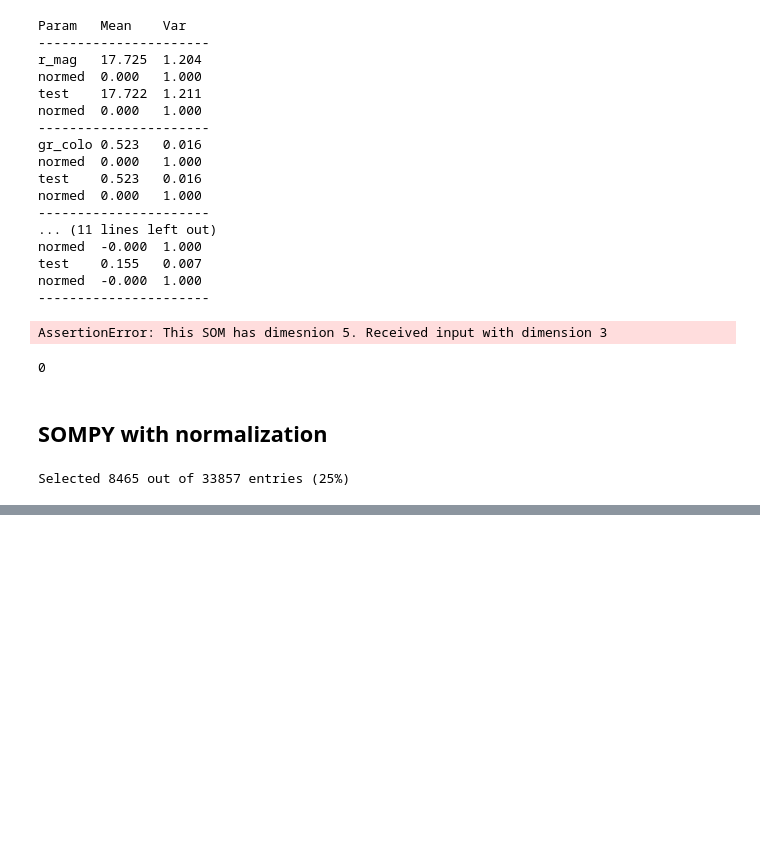
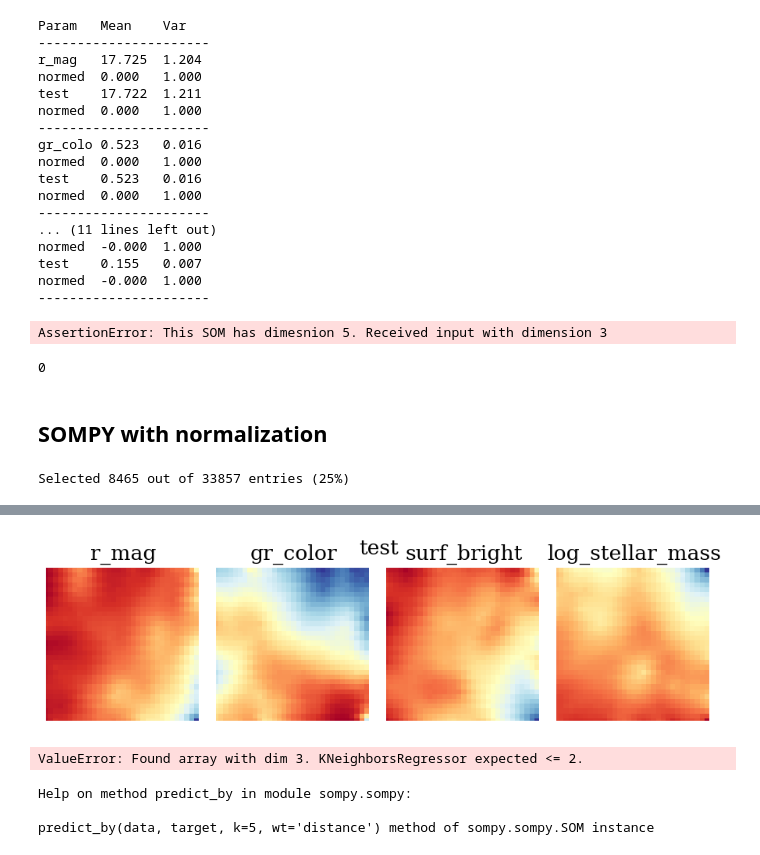
Before and after one commit to lsajkov/strw_mpdg, a Jupyter notebook: som_test.ipynb, the cells around one changed output, grey strips where cells are left out. Cells and saved outputs as stored; diff of their text form; code cells hidden in the pictures; blank space fills up the shorter version.

Commit message:
confused about predict_by

```diff
--- a/som_test.ipynb
+++ b/som_test.ipynb
@@ -292,10 +292,10 @@ else: raise(ValueError('Random array and its complement do not sum to total numb
 # %% [output]
 Selected 8465 out of 33857 entries (25%)
 # %%
-training_data     = GAMA_vect_data[random_idx]['r_mag', 'gr_color', 'surf_bright_r',
+training_data = GAMA_vect_data[random_idx]['r_mag', 'gr_color', 'surf_bright_r',
                                            'log_stellar_mass', 'redshift']
 
-testing_data_data = GAMA_vect_data[random_idx_complement]['r_mag', 'gr_color', 'surf_bright_r',
+testing_data  = GAMA_vect_data[random_idx_complement]['r_mag', 'gr_color', 'surf_bright_r',
                                            'log_stellar_mass', 'redshift']
 # %%
 normalization_params = {}
@@ -331,12 +331,17 @@ for variable in training_data.keys():
     print(f'normed \t{np.mean(testing_data_norm[variable]):.3f}\t{np.var(testing_data_norm[variable]):.3f}')
     print(f'{22 * "-"}')
 
-training_data_norm = list(zip(training_data_norm['r_mag'],
+training_data_norm_logmstar = list(zip(training_data_norm['r_mag'],
                               training_data_norm['gr_color'],
                               training_data_norm['surf_bright_r'],
-                              training_data_norm['log_stellar_mass'],
+                              training_data_norm['log_stellar_mass']))
+training_data_norm_redshift = list(zip(training_data_norm['r_mag'],
+                              training_data_norm['gr_color'],
+                              training_data_norm['surf_bright_r'],
                               training_data_norm['redshift']))
-training_data_norm = np.array(training_data_norm, dtype = None)
+
+training_data_norm_logmstar = np.array(training_data_norm_logmstar, dtype = None)
+training_data_norm_redshift = np.array(training_data_norm_redshift, dtype = None)
 
 testing_data_norm = list(zip(testing_data_norm['r_mag'],
                              testing_data_norm['gr_color'],
@@ -363,10 +368,12 @@ test    0.155   0.007
 normed  -0.000  1.000
 ----------------------
 # %%
-mapsize = [16, 16]
+mapsize = [32, 32]
 
-SOM = sompy.SOMFactory.build(SOMready_training_data,
+SOM = sompy.SOMFactory.build(training_data_norm_logmstar,
                              mapsize = mapsize,
+                             lattice = 'hexa',
+                             normalization = None,
                              component_names = ['r_mag', 'gr_color', 'surf_bright', 'log_stellar_mass'])
 # %%
 SOM.train(n_job = 3, train_len_factor = 30, verbose = 'info')
@@ -372,0 +398,15 @@ SOM.train(n_job = 3, train_len_factor = 30, verbose = 'info')
+# %%
+SOM_plot = sompy.mapview.View2DPacked(4, 4, 'test', text_size = 16)
+SOM_plot.show(SOM)
+# %% [output]
+[figure, added]
+# %%
+predicted__norm_logmstar = SOM.predict_by(testing_data_norm, None)
+# %% [output]
+ValueError: Found array with dim 3. KNeighborsRegressor expected <= 2.
+# %%
+help(SOM.predict_by)
+# %% [output]
+Help on method predict_by in module sompy.sompy:
+
+predict_by(data, target, k=5, wt='distance') method of sompy.sompy.SOM instance
```
Also changed, not shown: parts of 2 cells of this notebook.
